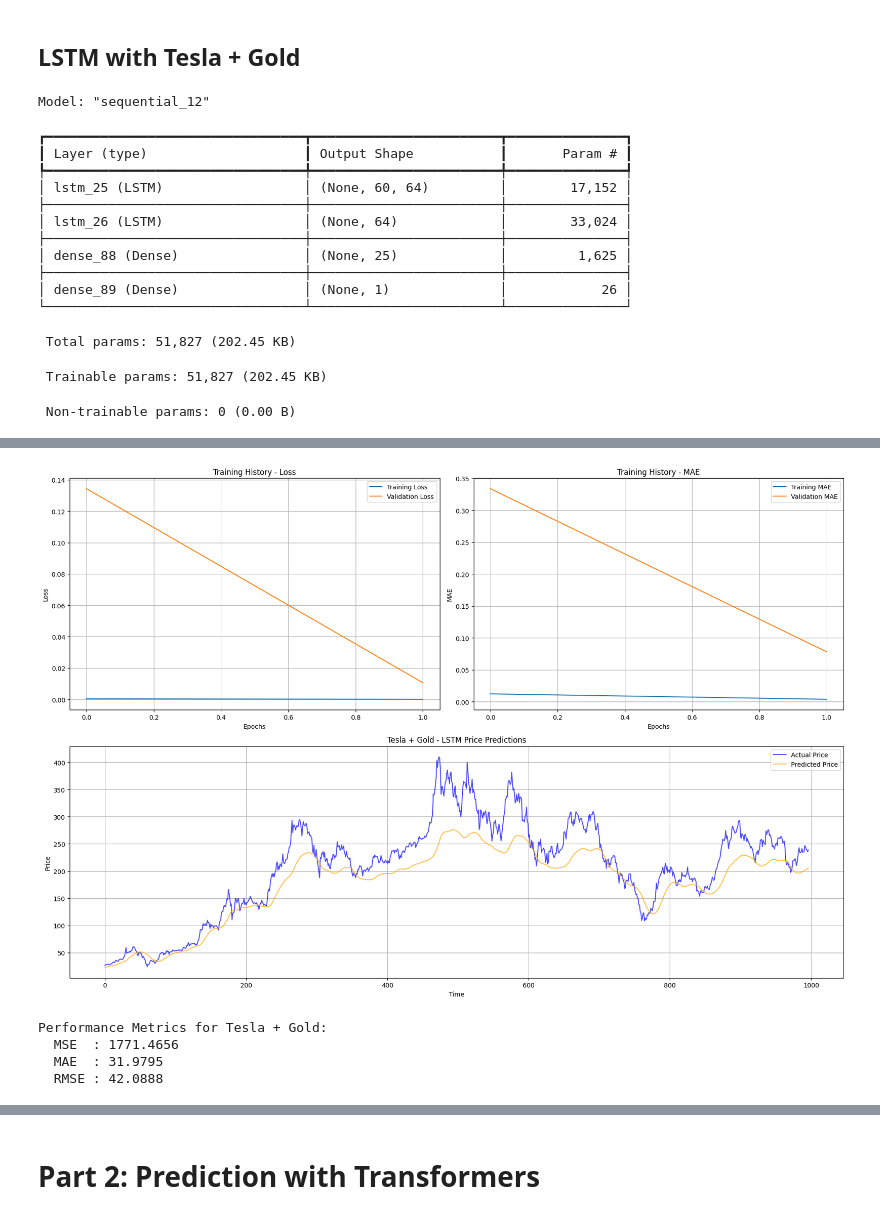
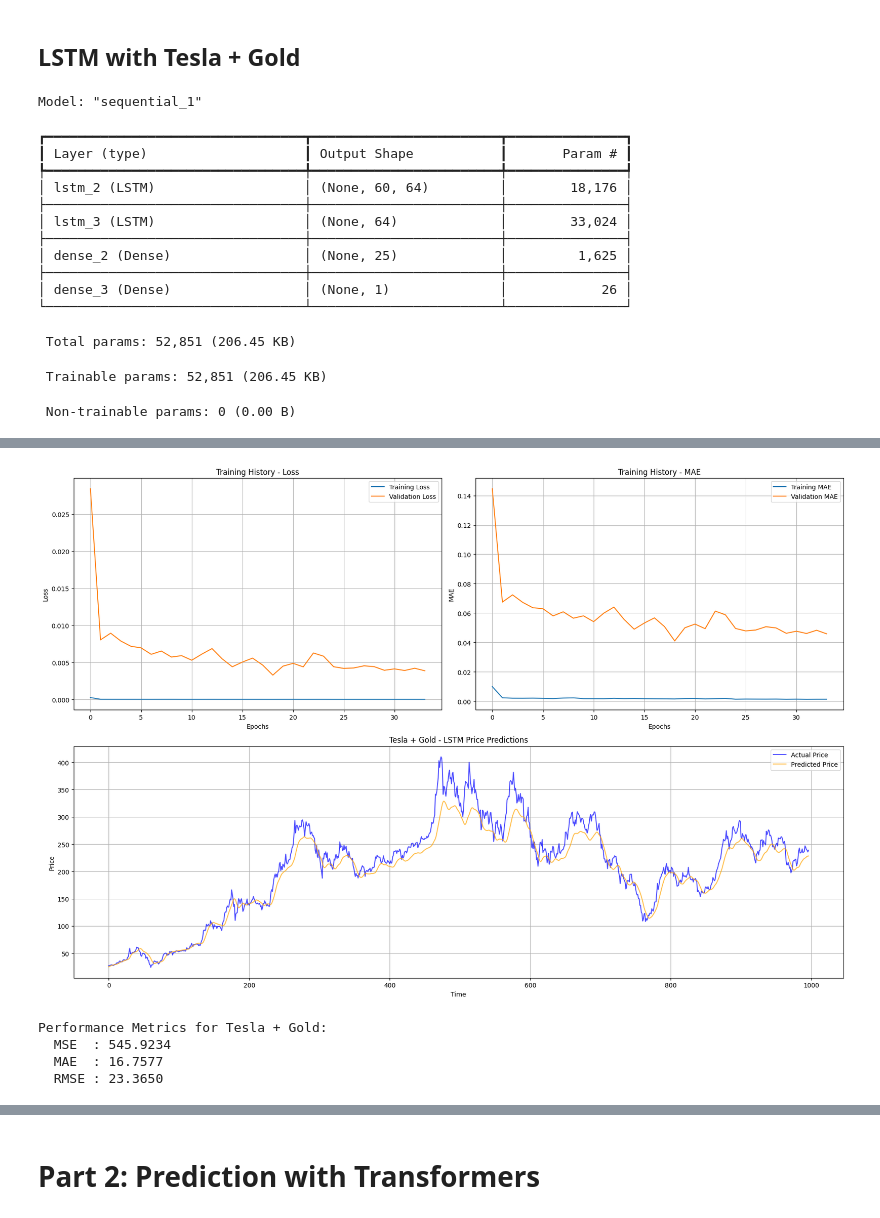
Before and after one commit to ebylmz/gtu-cse, a Jupyter notebook: cse655-deep-learning/hw03/Homework3_254201001054_Yilmaz_Emirkan_Burak.ipynb, the cells around one changed output, grey strips where cells are left out. Drawn from its saved outputs; the diff is of its cells as text; code cells hidden in the pictures.

```diff
--- a/cse655-deep-learning/hw03/Homework3_254201001054_Yilmaz_Emirkan_Burak.ipynb
+++ b/cse655-deep-learning/hw03/Homework3_254201001054_Yilmaz_Emirkan_Burak.ipynb
@@ -278,26 +290,26 @@ Performance for Tesla-Only:
 ## LSTM with Tesla + Gold
 # %%
 # Choose input features and target (with an additional feature 'Gold')
-feature_cols = ['Close', 'Gold']
+feature_cols = ['Open', 'High', 'Low', 'Close', 'Volume', 'Gold']
 target_col = 'Close'
 df = tesla_gold_df[feature_cols]
 
 X_train, X_test, y_train, y_test, scaler, target_index = preprocess_data(df, feature_cols, target_col, look_back=60, test_ratio=0.3)
-mse, mae, rmse = train_and_evaluate_LSTM(X_train, X_test, y_train, y_test, scaler, target_index, epochs=2, label="Tesla + Gold")
+mse, mae, rmse = train_and_evaluate_LSTM(X_train, X_test, y_train, y_test, scaler, target_index, epochs=100, label="Tesla + Gold")
 results_tesla_gold = {'MSE': mse, 'MAE': mae, 'RMSE': rmse}
 # %% [output]
-Model: "sequential_12"
+Model: "sequential_1"
 ┏━━━━━━━━━━━━━━━━━━━━━━━━━━━━━━━━━┳━━━━━━━━━━━━━━━━━━━━━━━━┳━━━━━━━━━━━━━━━┓
 ┃ Layer (type)                    ┃ Output Shape           ┃       Param # ┃
 ┡━━━━━━━━━━━━━━━━━━━━━━━━━━━━━━━━━╇━━━━━━━━━━━━━━━━━━━━━━━━╇━━━━━━━━━━━━━━━┩
-│ lstm_25 (LSTM)                  │ (None, 60, 64)         │        17,152 │
+│ lstm_2 (LSTM)                   │ (None, 60, 64)         │        18,176 │
 ├─────────────────────────────────┼────────────────────────┼───────────────┤
-│ lstm_26 (LSTM)                  │ (None, 64)             │        33,024 │
+│ lstm_3 (LSTM)                   │ (None, 64)             │        33,024 │
 ├─────────────────────────────────┼────────────────────────┼───────────────┤
-│ dense_88 (Dense)                │ (None, 25)             │         1,625 │
+│ dense_2 (Dense)                 │ (None, 25)             │         1,625 │
 ├─────────────────────────────────┼────────────────────────┼───────────────┤
-│ dense_89 (Dense)                │ (None, 1)              │            26 │
+│ dense_3 (Dense)                 │ (None, 1)              │            26 │
 └─────────────────────────────────┴────────────────────────┴───────────────┘
- Total params: 51,827 (202.45 KB)
+ Total params: 52,851 (206.45 KB)
- Trainable params: 51,827 (202.45 KB)
+ Trainable params: 52,851 (206.45 KB)
  Non-trainable params: 0 (0.00 B)
@@ -309,8 +333,8 @@ Epoch 2/2
-[figure, old version]
+[figure, new version]
 Performance Metrics for Tesla + Gold:
-  MSE  : 1771.4656
-  MAE  : 31.9795
-  RMSE : 42.0888
+  MSE  : 545.9234
+  MAE  : 16.7577
+  RMSE : 23.3650
 # %%
 # Results from Tesla-only model
 print("\nComparison of Tesla-only vs Tesla + Gold LSTM Models:")
```
Also changed, not shown: parts of 11 cells of this notebook, 1 other file.
